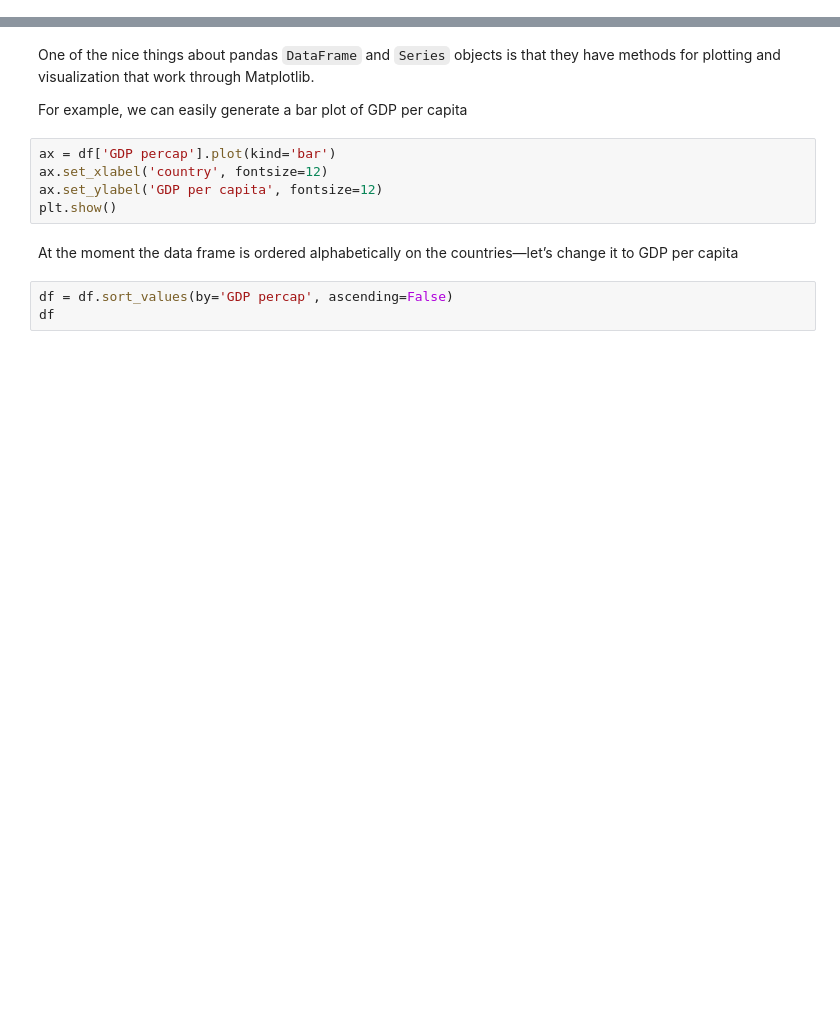
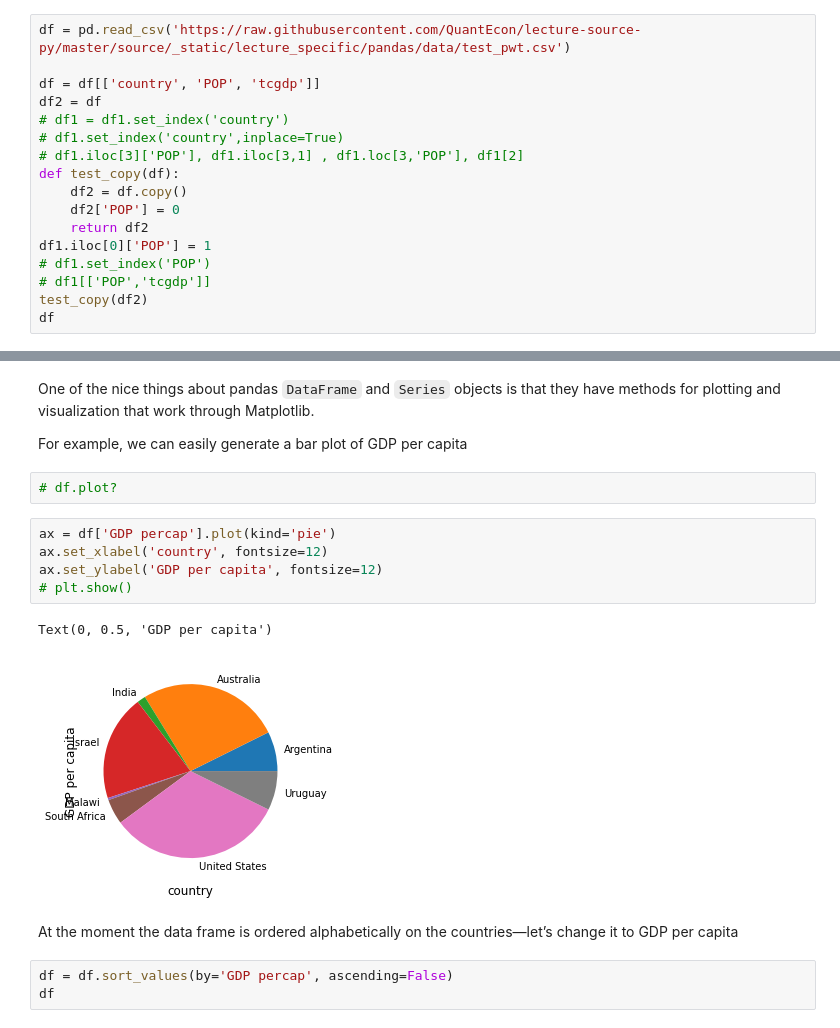
Before and after one commit to ghodsizadeh/teias_summer_python, a Jupyter notebook: Python/14-pandas.ipynb, the cells around one changed output, grey strips where cells are left out. Cells and saved outputs as stored; diff of their text form; blank space fills up the shorter version.

```diff
--- a/Python/14-pandas.ipynb
+++ b/Python/14-pandas.ipynb
@@ -172,0 +320,17 @@ df
+# %%
+df = pd.read_csv('https://raw.githubusercontent.com/QuantEcon/lecture-source-py/master/source/_static/lecture_specific/pandas/data/test_pwt.csv')
+
+df = df[['country', 'POP', 'tcgdp']]
+df2 = df
+# df1 = df1.set_index('country')
+# df1.set_index('country',inplace=True)
+# df1.iloc[3]['POP'], df1.iloc[3,1] , df1.loc[3,'POP'], df1[2]
+def test_copy(df):
+    df2 = df.copy()
+    df2['POP'] = 0
+    return df2
+df1.iloc[0]['POP'] = 1
+# df1.set_index('POP')
+# df1[['POP','tcgdp']]
+test_copy(df2)
+df
@@ -196,11 +403,16 @@ df
 One of the nice things about pandas `DataFrame` and `Series` objects is that they have methods for plotting and visualization that work through Matplotlib.
 
 For example, we can easily generate a bar plot of GDP per capita
+# %%
+# df.plot?
 # %%
-ax = df['GDP percap'].plot(kind='bar')
+ax = df['GDP percap'].plot(kind='pie')
 ax.set_xlabel('country', fontsize=12)
 ax.set_ylabel('GDP per capita', fontsize=12)
-plt.show()
+# plt.show()
+# %% [output]
+Text(0, 0.5, 'GDP per capita')
+[figure, added]
 # %% [markdown]
 At the moment the data frame is ordered alphabetically on the countries—let’s change it to GDP per capita
 # %%
```
Also changed, not shown: parts of 34 cells of this notebook, 1 other file.
